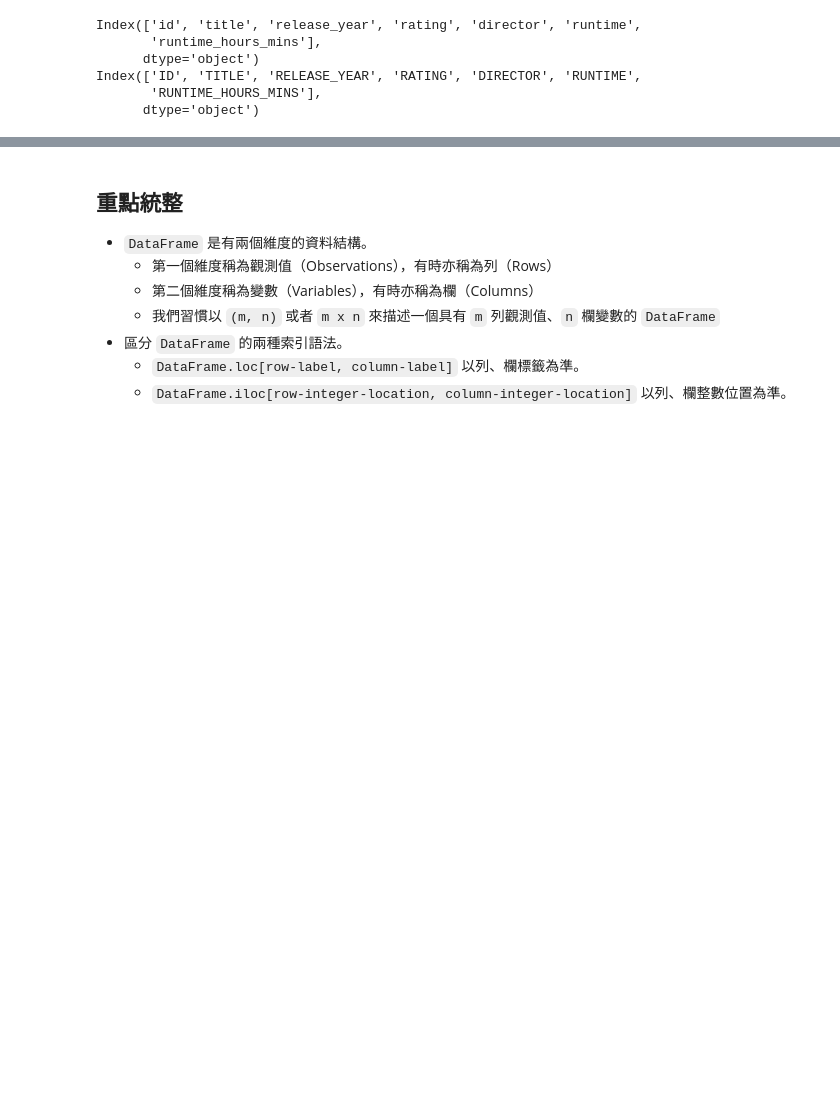
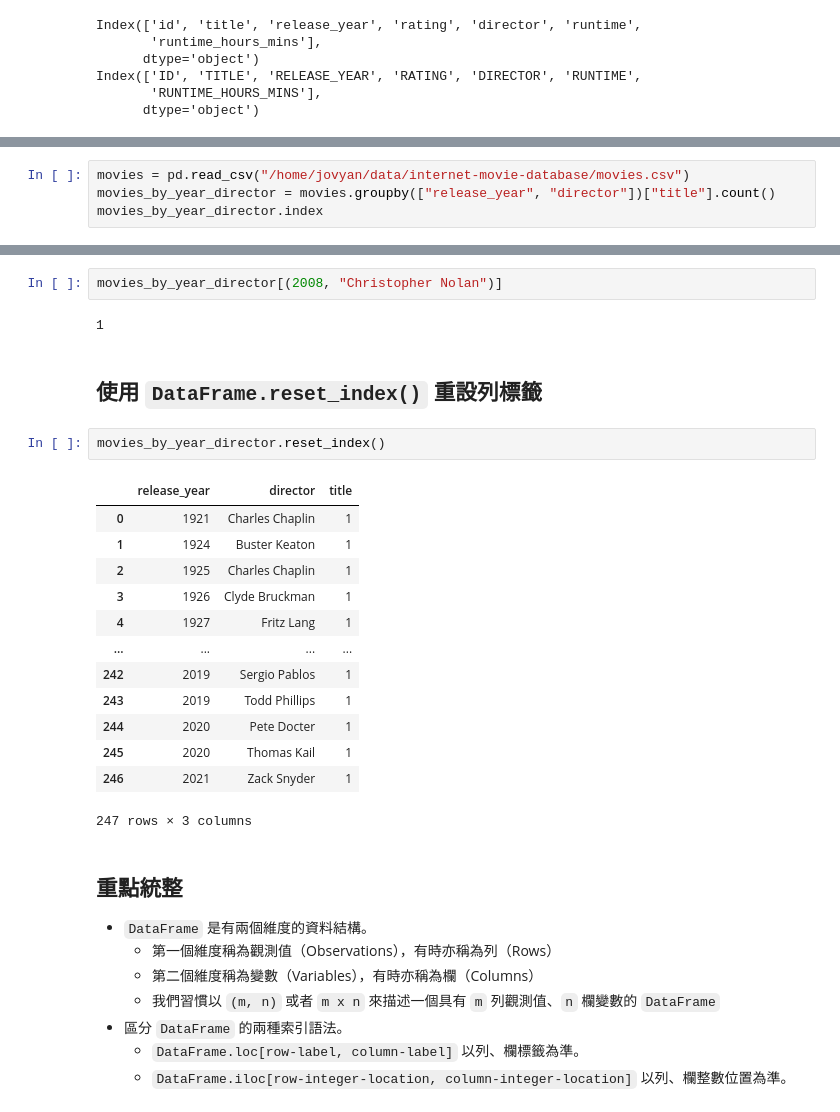
Before and after one commit to datainpoint/classroom-hahow-pythonfiftyplus, a Jupyter notebook: 15-basic-dataframe-manipulations/lecture.ipynb, the cells around one changed output, grey strips where cells are left out. Cells and saved outputs as stored; diff of their text form; blank space fills up the shorter version.

```diff
--- a/15-basic-dataframe-manipulations/lecture.ipynb
+++ b/15-basic-dataframe-manipulations/lecture.ipynb
@@ -708,0 +758,4 @@ Index(['ID', 'TITLE', 'RELEASE_YEAR', 'RATING', 'DIRECTOR', 'RUNTIME',
+# %%
+movies = pd.read_csv("/home/jovyan/data/internet-movie-database/movies.csv")
+movies_by_year_director = movies.groupby(["release_year", "director"])["title"].count()
+movies_by_year_director.index
@@ -709,3 +795,25 @@ Index(['ID', 'TITLE', 'RELEASE_YEAR', 'RATING', 'DIRECTOR', 'RUNTIME',
+# %%
+movies_by_year_director[(2008, "Christopher Nolan")]
+# %% [output]
+1
+# %% [markdown]
+## 使用 `DataFrame.reset_index()` 重設列標籤
+# %%
+movies_by_year_director.reset_index()
+# %% [output]
+|  | release_year | director | title |
+| 0 | 1921 | Charles Chaplin | 1 |
+| 1 | 1924 | Buster Keaton | 1 |
+| 2 | 1925 | Charles Chaplin | 1 |
+| 3 | 1926 | Clyde Bruckman | 1 |
+| 4 | 1927 | Fritz Lang | 1 |
+| ... | ... | ... | ... |
+| 242 | 2019 | Sergio Pablos | 1 |
+| 243 | 2019 | Todd Phillips | 1 |
+| 244 | 2020 | Pete Docter | 1 |
+| 245 | 2020 | Thomas Kail | 1 |
+| 246 | 2021 | Zack Snyder | 1 |
+247 rows × 3 columns
 # %% [markdown]
 ## 重點統整
 
```
Also changed, not shown: parts of 13 cells of this notebook, 3 other files.
